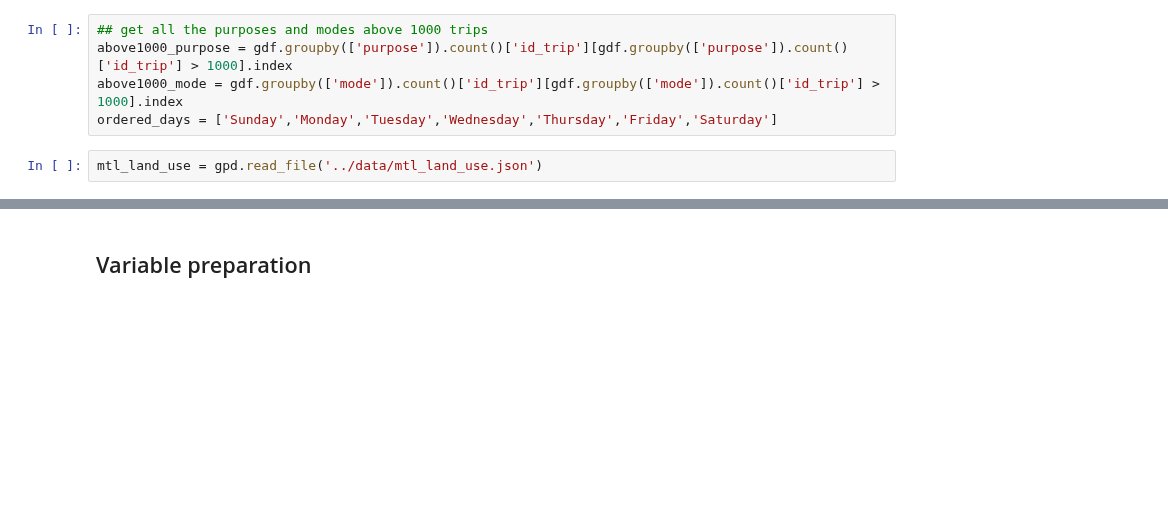
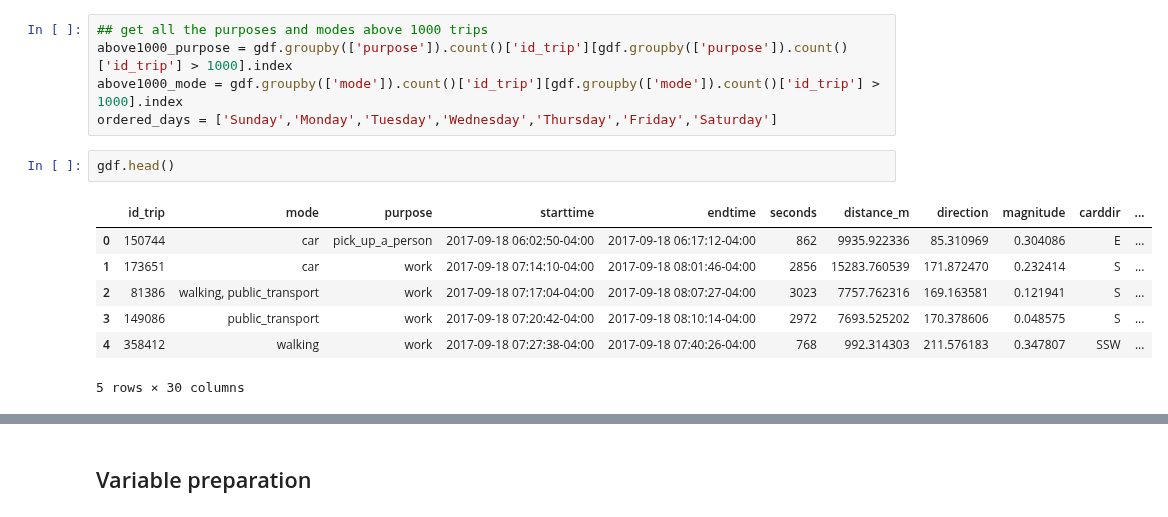
Before and after one commit to Thomasjkeel/msc_dissertation, a Jupyter notebook: analysis/modelling.ipynb, the cells around one changed output, grey strips where cells are left out. Drawn from its saved outputs; the diff is of its cells as text; blank space fills up the shorter version.

```diff
--- a/analysis/modelling.ipynb
+++ b/analysis/modelling.ipynb
@@ -76,8 +76,16 @@ gdf = gdf.dropna(subset=["purpose_labels"])
 above1000_purpose = gdf.groupby(['purpose']).count()['id_trip'][gdf.groupby(['purpose']).count()['id_trip'] > 1000].index
 above1000_mode = gdf.groupby(['mode']).count()['id_trip'][gdf.groupby(['mode']).count()['id_trip'] > 1000].index
 ordered_days = ['Sunday','Monday','Tuesday','Wednesday','Thursday','Friday','Saturday']
-# %%
-mtl_land_use = gpd.read_file('../data/mtl_land_use.json')
+# %%
+gdf.head()
+# %% [output]
+|  | id_trip | mode | purpose | starttime | endtime | seconds | distance_m | direction | magnitude | carddir | ... |
+| 0 | 150744 | car | pick_up_a_person | 2017-09-18 06:02:50-04:00 | 2017-09-18 06:17:12-04:00 | 862 | 9935.922336 | 85.310969 | 0.304086 | E | ... |
+| 1 | 173651 | car | work | 2017-09-18 07:14:10-04:00 | 2017-09-18 08:01:46-04:00 | 2856 | 15283.760539 | 171.872470 | 0.232414 | S | ... |
+| 2 | 81386 | walking, public_transport | work | 2017-09-18 07:17:04-04:00 | 2017-09-18 08:07:27-04:00 | 3023 | 7757.762316 | 169.163581 | 0.121941 | S | ... |
+| 3 | 149086 | public_transport | work | 2017-09-18 07:20:42-04:00 | 2017-09-18 08:10:14-04:00 | 2972 | 7693.525202 | 170.378606 | 0.048575 | S | ... |
+| 4 | 358412 | walking | work | 2017-09-18 07:27:38-04:00 | 2017-09-18 07:40:26-04:00 | 768 | 992.314303 | 211.576183 | 0.347807 | SSW | ... |
+5 rows × 30 columns
 # %%
 mtl_region.plot()
 # plt.savefig("a_test.png")
```
Also changed, not shown: parts of 22 cells of this notebook, 2 other files.
